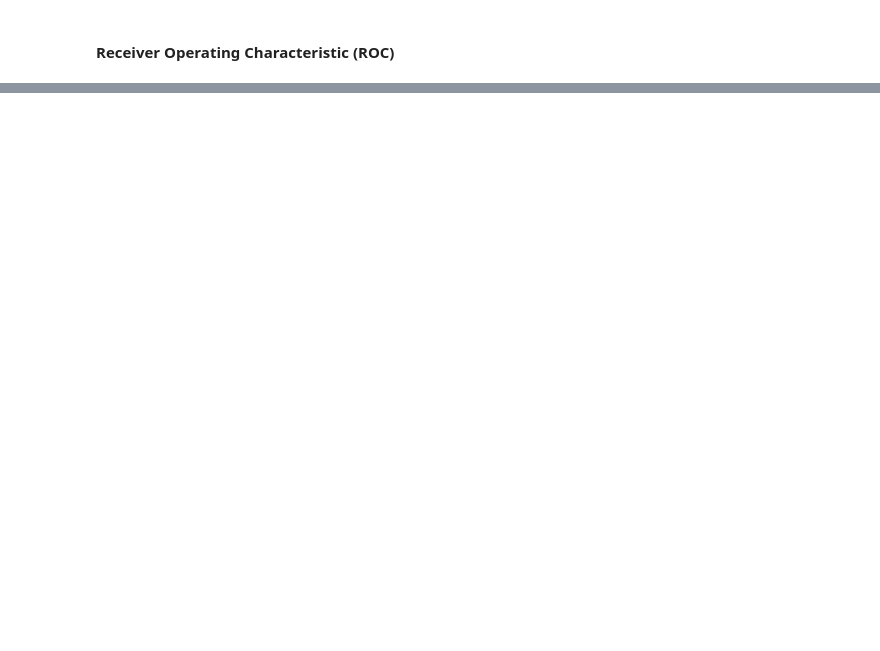
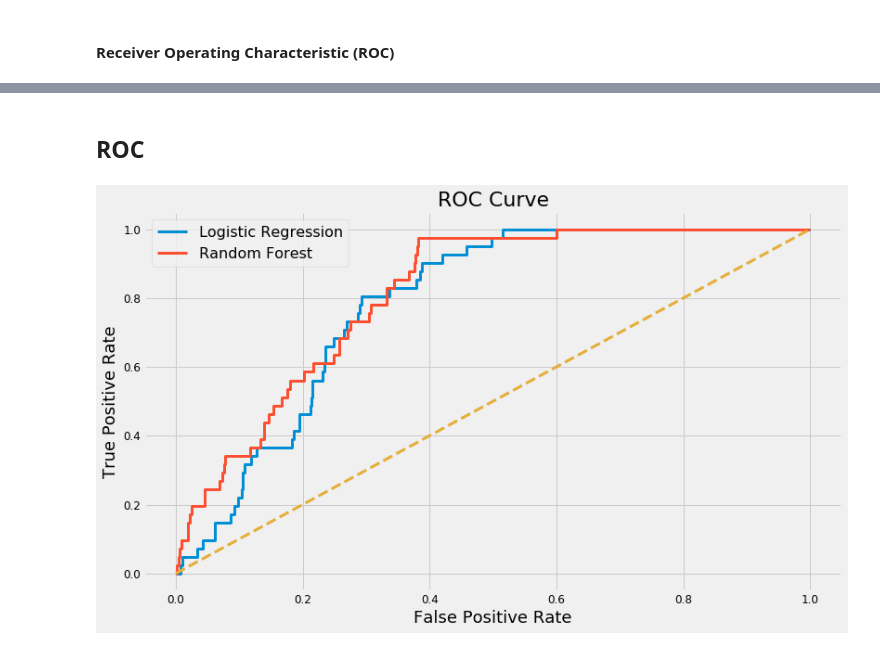
Before and after one commit to kevscon/Project-3, a Jupyter notebook: modeling-rev.ipynb, the cells around one changed output, grey strips where cells are left out. Drawn from its saved outputs; the diff is of its cells as text; code cells hidden in the pictures; blank space fills up the shorter version.

```diff
--- a/modeling-rev.ipynb
+++ b/modeling-rev.ipynb
@@ -933,0 +815,13 @@ plt.show()
+# %% [markdown]
+## ROC
+# %%
+fig, ax = plt.subplots()
+ax.plot(log_fpr, log_tpr, label='Logistic Regression')
+ax.plot(rf_fpr, rf_tpr, label='Random Forest')
+ax.plot([0, 1], [0, 1], linestyle='--')
+ax.set_xlabel('False Positive Rate')
+ax.set_ylabel('True Positive Rate')
+ax.set_title('ROC Curve')
+ax.legend();
+# %% [output]
+[figure, added]
```
Also changed, not shown: parts of 215 cells of this notebook.
